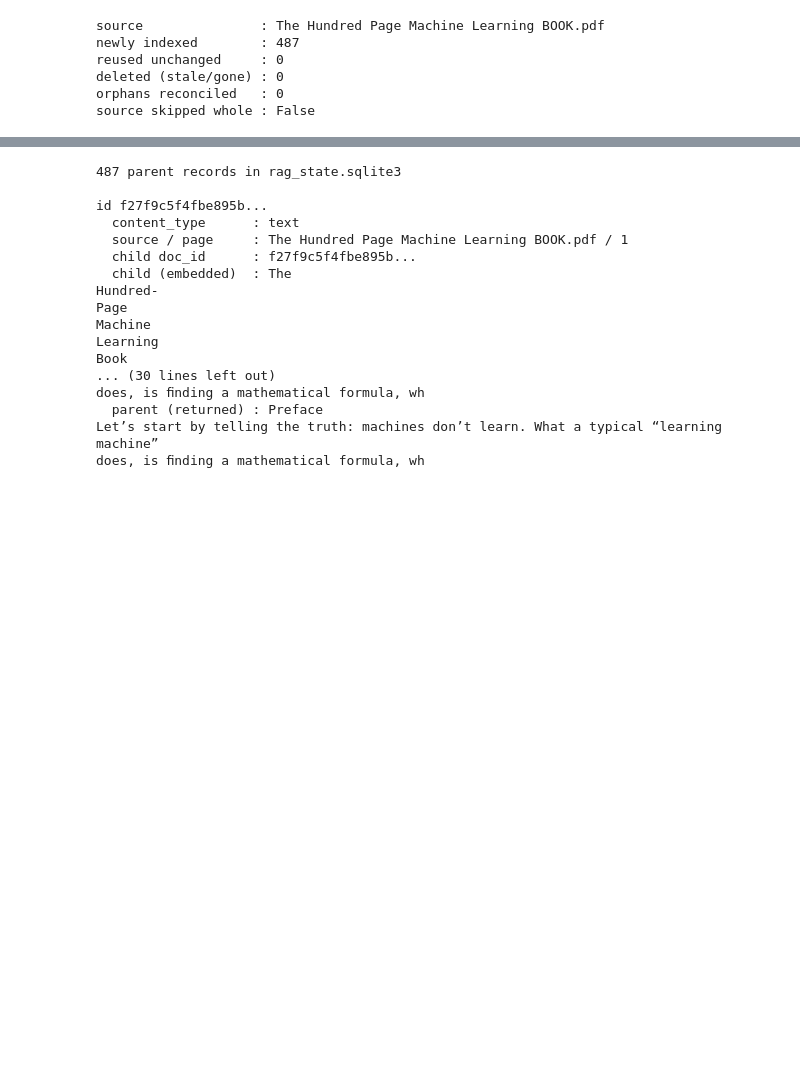
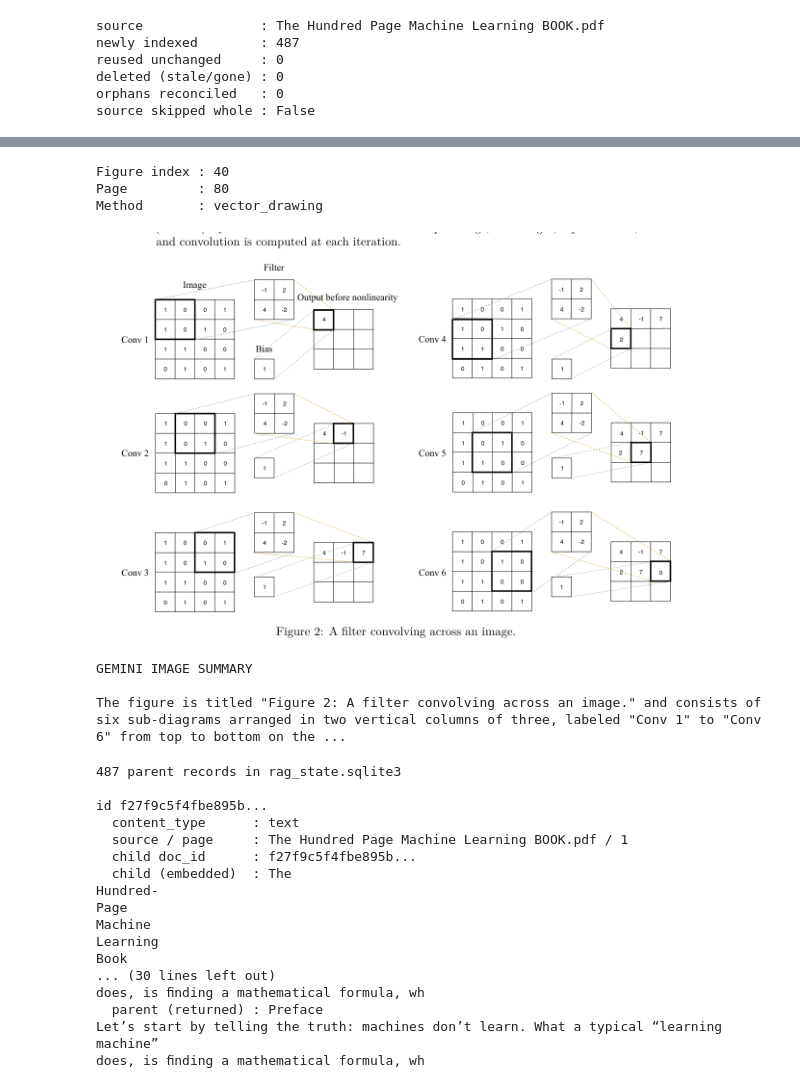
Before and after one commit to tamaracariappa/RAG-Multimodal-Pipeline, a Jupyter notebook: langchain_multimodal.ipynb, the cells around one changed output, grey strips where cells are left out. Saved outputs shown, nothing was run; the diff lists cells and outputs as text; code cells hidden in the pictures; blank space fills up the shorter version.

```diff
--- a/langchain_multimodal.ipynb
+++ b/langchain_multimodal.ipynb
@@ -680,3 +848,59 @@ source skipped whole : False
+# %%
+# View the Gemini summary of any extracted figure.
+# Change IMAGE_INDEX to select a different figure (0-based indexing).
+
+IMAGE_INDEX = 40
+
+import pymupdf
+from IPython.display import Image as ShowImage, display
+
+if not 0 <= IMAGE_INDEX < len(images):
+    print(f"Invalid index. Choose 0 to {len(images) - 1}.")
+
+else:
+    selected = images[IMAGE_INDEX]
+    image_hash = selected.get("image_hash")
+
+    # Find the already-indexed parent record in SQLite.
+    source_id = PDF_PATH.name
+    record_ids = list(retriever.docstore.manifest(source_id))
+    stored_docs = retriever.docstore.mget(record_ids)
+
+    match = next(
+        (
+            doc for doc in stored_docs
+            if doc is not None
+            and doc.metadata.get("content_type") == "image"
+            and doc.metadata.get("image_hash") == image_hash
+        ),
+        None,
+    )
+
+    print(f"Figure index : {IMAGE_INDEX}")
+    print(f"Page         : {selected.get('page_number')}")
+    print(f"Method       : {selected.get('extraction_method', 'raster_xref')}")
+
+    # Display the original extracted figure.
+    with pymupdf.open(PDF_PATH) as document:
+        image_bytes, _ = rp.figure_image_bytes(document, selected)
+
+    display(ShowImage(data=image_bytes, width=600))
+
+    if match is not None and match.metadata.get("summary"):
+        print("\nGEMINI IMAGE SUMMARY\n")
+        print(match.metadata["summary"])
+
+    else:
+        print("\nNo stored Gemini summary found for this figure.")
+        print("It may not have been summarised or indexed yet.")
+# %% [output]
+Figure index : 40
+Page         : 80
+Method       : vector_drawing
+[figure, added]
+GEMINI IMAGE SUMMARY
+
+The figure is titled "Figure 2: A filter convolving across an image." and consists of six sub-diagrams arranged in two vertical columns of three, labeled "Conv 1" to "Conv 6" from top to bottom on the ...
 # %%
 if report is None:
     print(SKIP_NOTE)
```
Also changed, not shown: parts of 3 cells of this notebook.
